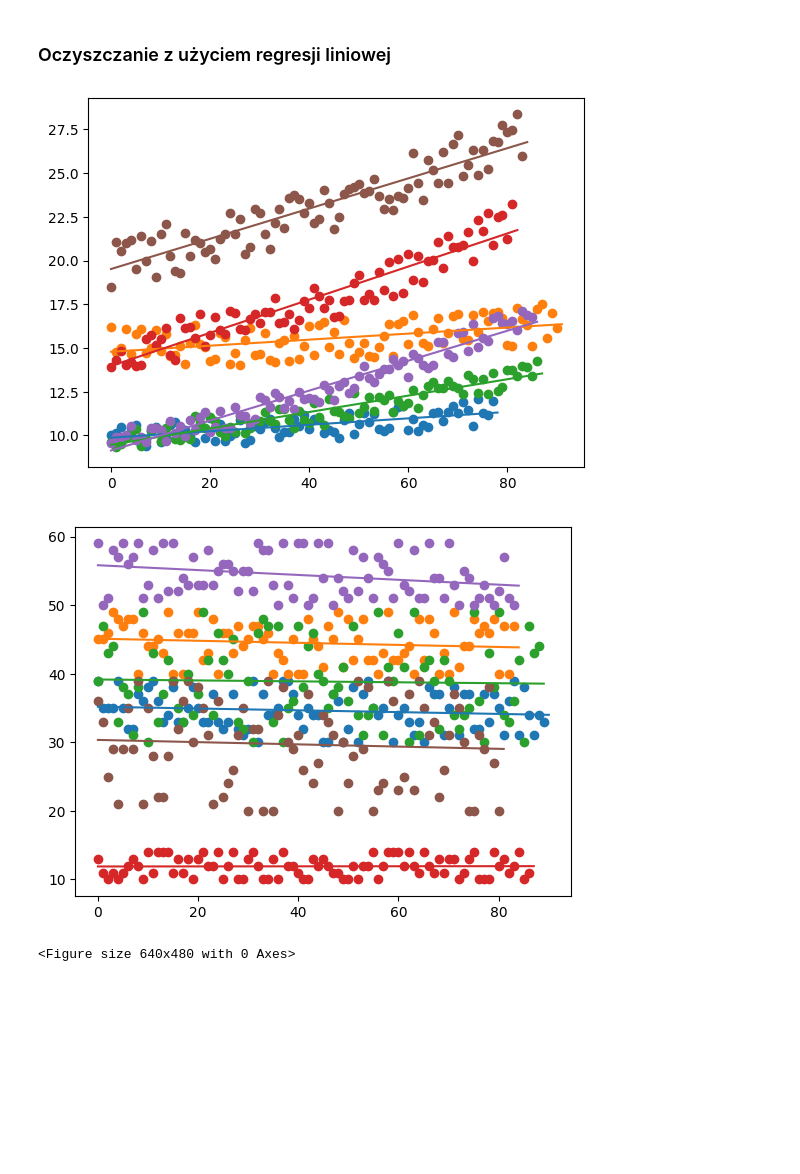
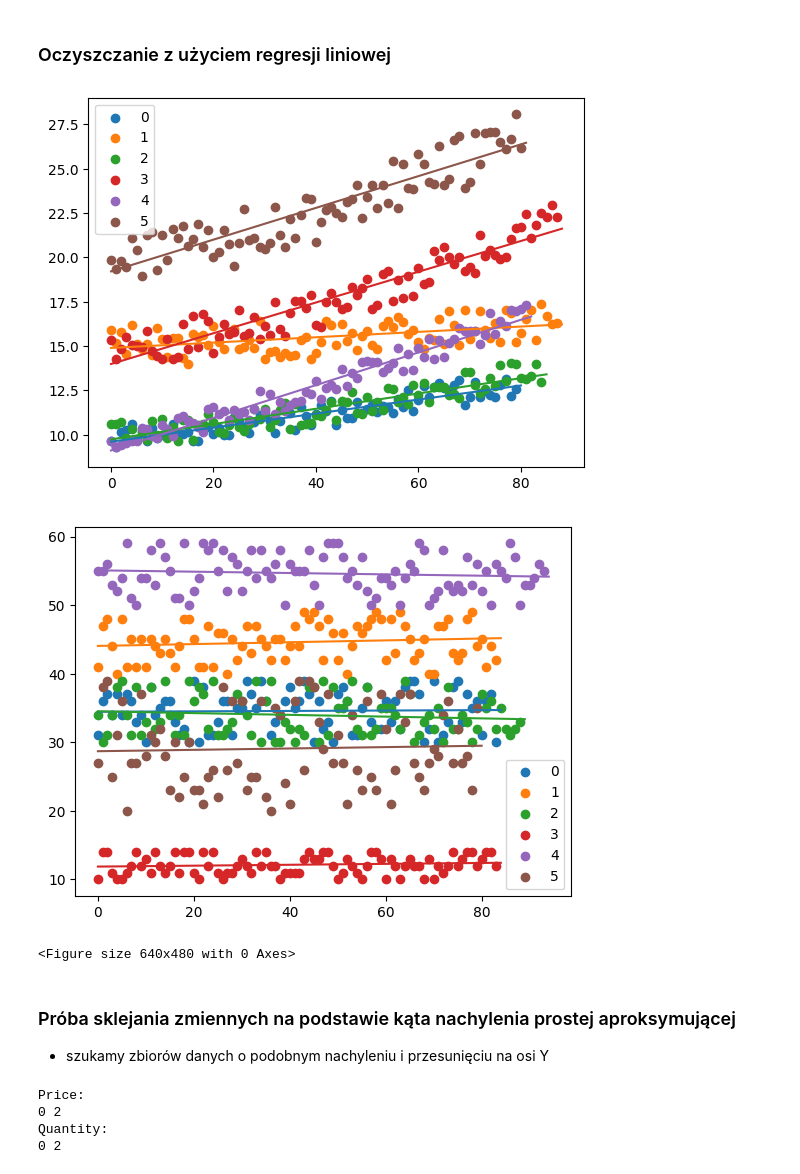
Before and after one commit to pucikplay/MPA, a Jupyter notebook: L1/web_shop.ipynb, the cells around one changed output. Drawn from its saved outputs; the diff is of its cells as text; code cells hidden in the pictures; blank space fills up the shorter version.

```diff
--- a/L1/web_shop.ipynb
+++ b/L1/web_shop.ipynb
@@ -157,8 +157,8 @@ def test_plausability(x, y, y_given, coeffs):
 n = 6
 no_orders = [100] * n
 price_inits = [10,15,10,15,10,20]
-price_ends = [12,17,15,25,20,30]
-order_quant_rngs = [(30,40), (40,50), (30,50), (10,15), (50,60), (20,40)]
+price_ends = [14,17,15,25,20,30]
+order_quant_rngs = [(30,40), (40,50), (30,40), (10,15), (50,60), (20,40)]
 error_probs = [0.3] * n
 bends = [2,1,5,2,1,5]
 x_price, y_price, y_quantity = gen_products(n, no_orders, price_inits, price_ends, order_quant_rngs, error_probs, bends)
@@ -180,21 +180,59 @@ plt.clf()
 # %%
 for i in range(n):
     x_price[i], y_price[i] = clean_data(x_price[i], y_price[i])
     coeffs = get_coeffs(x_price[i],y_price[i])
-    plt.scatter(x_price[i], y_price[i])
+    plt.scatter(x_price[i], y_price[i], label=f'{i}')
     m = len(x_price[i])
     plt.plot([0,m], [coeffs[1], m * coeffs[0] + coeffs[1]])
+plt.legend()
 plt.show()
 plt.clf()
 for i in range(n):
     x_quantity[i], y_quantity[i] = clean_data(x_quantity[i], y_quantity[i])
     coeffs = get_coeffs(x_quantity[i],y_quantity[i])
-    plt.scatter(x_quantity[i], y_quantity[i])
+    plt.scatter(x_quantity[i], y_quantity[i], label=f'{i}')
     m = len(x_quantity[i])
     plt.plot([0,m], [coeffs[1], m * coeffs[0] + coeffs[1]])
+plt.legend()
 plt.show()
 plt.clf()
 # %% [output]
-[figure, old version]
+[figure, new version]
-[figure, old version]
+[figure, new version]
 <Figure size 640x480 with 0 Axes>
+# %% [markdown]
+### Próba sklejania zmiennych na podstawie kąta nachylenia prostej aproksymującej
+
+- szukamy zbiorów danych o podobnym nachyleniu i przesunięciu na osi Y
+# %%
+def check_similarity(coeffs_1, coeffs_2, theta, delta):
+    a_angle = abs(math.atan(coeffs_1[0]) - math.atan(coeffs_2[0]))
+    # print(a_angle)
+    b_quotient = abs(coeffs_1[1]/coeffs_2[1])
+    if a_angle < theta and 1 - delta < b_quotient < 1 + delta:
+        return True
+    return False
+
+def combine_sets(x_a, y_a, x_b, y_b):
+    new_set = list(tuple(zip((x_a + x_b), (y_a + y_b))))
+    new_set.sort(key=lambda x: x[0])
+    new_x = [x[0] for x in new_set]
+    new_y = [x[1] for x in new_set]
+    return (new_x, new_y)
+
+print("Price:")
+for i in range(n):
+    for j in range(i+1,n):
+        if check_similarity(get_coeffs(x_price[i], y_price[i]), get_coeffs(x_price[j], y_price[j]), 0.04, 0.1):
+            print(i, j)
+
+print("Quantity:")
+for i in range(n):
+    for j in range(i+1,n):
+        if check_similarity(get_coeffs(x_quantity[i], y_quantity[i]), get_coeffs(x_quantity[j], y_quantity[j]), 0.04, 0.1):
+            print(i, j)
+# %% [output]
+Price:
+0 2
+Quantity:
+0 2
```
Also changed, not shown: parts of 1 cell of this notebook.
